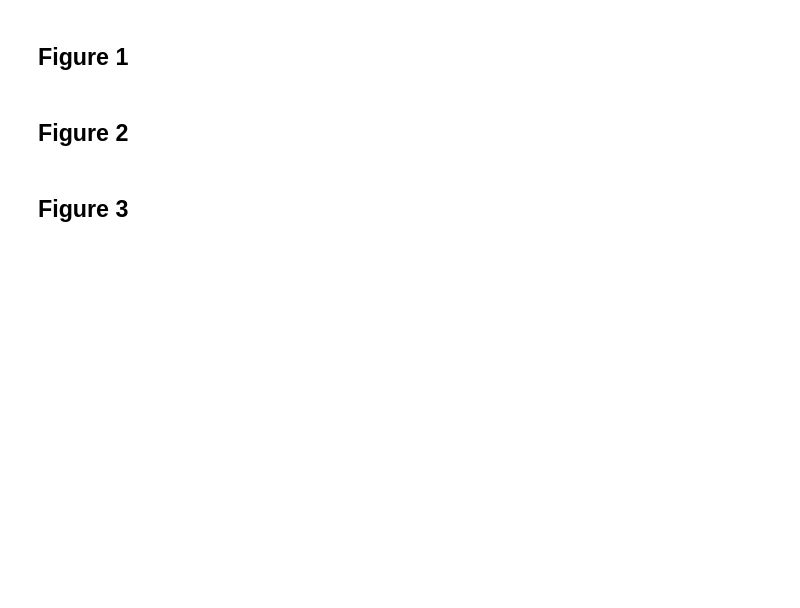
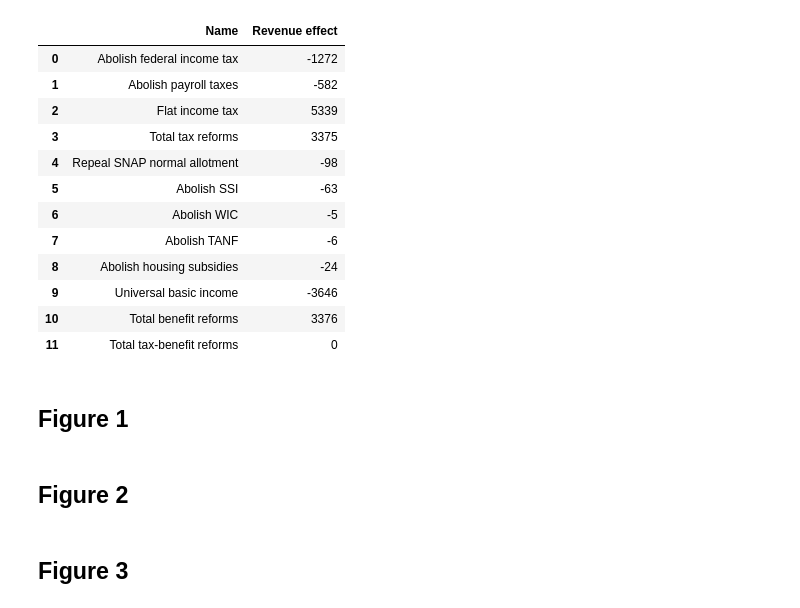
Before and after one commit to UBICenter/blank-slate-ubi-us, a Jupyter notebook: blank_slate_ubi_us/blank_slate.ipynb, the cells around one changed output. Saved outputs shown, nothing was run; the diff lists cells and outputs as text; code cells hidden in the pictures; blank space fills up the shorter version.

```diff
--- a/blank_slate_ubi_us/blank_slate.ipynb
+++ b/blank_slate_ubi_us/blank_slate.ipynb
@@ -16,3 +33,60 @@ charts = us.population_reform(blank_slate)
+# %%
+import pandas as pd
+
+change = lambda variable: reformed.calc(variable).sum() - baseline.calc(variable).sum()
+
+existing_tax_changes = sum([baseline.calc(variable).sum() for variable in [
+    "spm_unit_federal_tax",
+    "spm_unit_payroll_tax",
+    "spm_unit_self_employment_tax",
+]])
+
+budget = pd.DataFrame({
+    "Name": [
+        "Abolish federal income tax",
+        "Abolish payroll taxes",
+        "Flat income tax",
+        "Total tax reforms",
+        "Repeal SNAP normal allotment",
+        "Abolish SSI",
+        "Abolish WIC",
+        "Abolish TANF",
+        "Abolish housing subsidies",
+        "Universal basic income",
+        "Total benefit reforms",
+        "Total tax-benefit reforms",
+    ],
+    "Revenue effect": [
+        -baseline.calc("spm_unit_federal_tax").sum(),
+        -baseline.calc("spm_unit_payroll_tax").sum() + baseline.calc("spm_unit_self_employment_tax").sum(),
+        change("spm_unit_taxes") + existing_tax_changes,
+        change("spm_unit_taxes"),
+        change("snap"),
+        change("ssi"),
+        change("wic"),
+        change("tanf"),
+        change("spm_unit_capped_housing_subsidy"),
+        -reformed.calc("ubi").sum(),
+        change("spm_unit_benefits"),
+        change("spm_unit_net_income"),
+    ],
+})
+budget["Revenue effect"] = budget["Revenue effect"].apply(lambda x: round(x / 1e9))
+budget
+# %% [output]
+|  | Name | Revenue effect |
+| 0 | Abolish federal income tax | -1272 |
+| 1 | Abolish payroll taxes | -582 |
+| 2 | Flat income tax | 5339 |
+| 3 | Total tax reforms | 3375 |
+| 4 | Repeal SNAP normal allotment | -98 |
+| 5 | Abolish SSI | -63 |
+| 6 | Abolish WIC | -5 |
+| 7 | Abolish TANF | -6 |
+| 8 | Abolish housing subsidies | -24 |
+| 9 | Universal basic income | -3646 |
+| 10 | Total benefit reforms | 3376 |
+| 11 | Total tax-benefit reforms | 0 |
 # %% [markdown]
 ## Figure 1
 # %%
```
Also changed, not shown: parts of 3 cells of this notebook, 7 other files.
